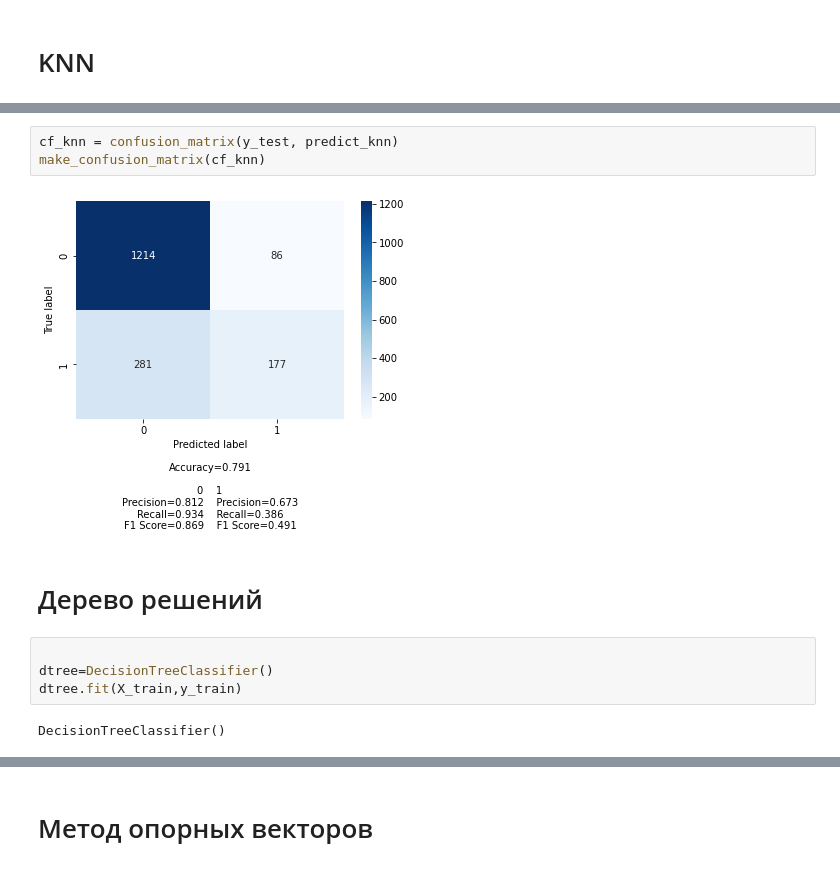
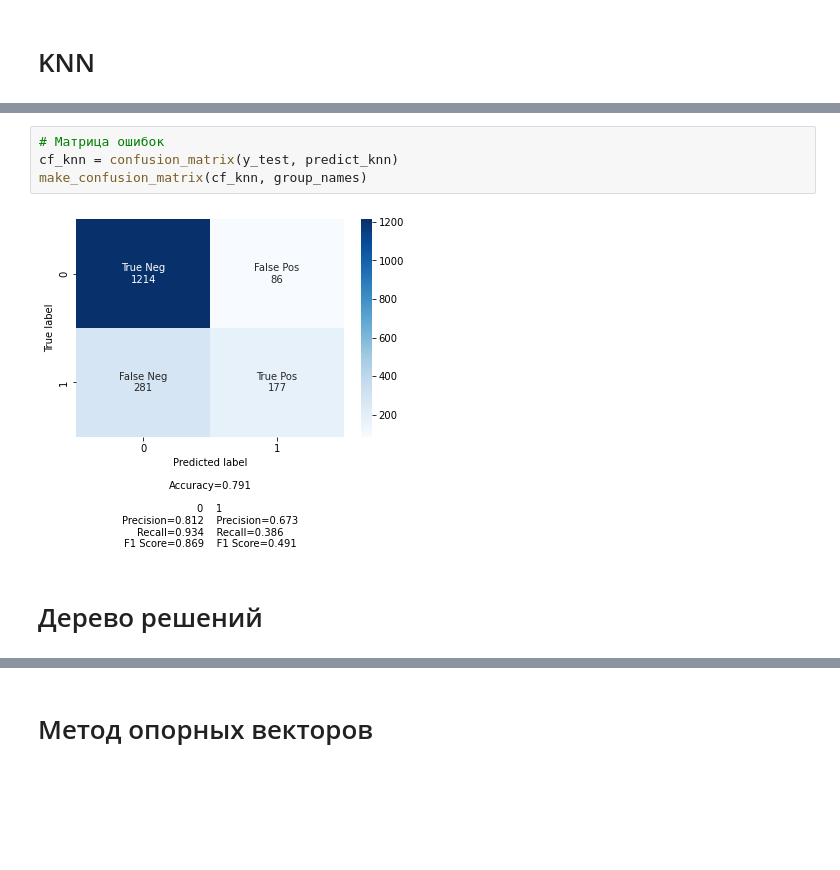
Before and after one commit to nurik08/Churn_Model, a Jupyter notebook: model.ipynb, the cells around one changed output, grey strips where cells are left out. Cells and saved outputs as stored; diff of their text form; blank space fills up the shorter version.

```diff
--- a/model.ipynb
+++ b/model.ipynb
@@ -303,14 +303,9 @@ knn.fit(X_train, y_train)
 predict_knn=knn.predict(X_test)
 # %%
+# Матрица ошибок
 cf_knn = confusion_matrix(y_test, predict_knn)
-make_confusion_matrix(cf_knn)
+make_confusion_matrix(cf_knn, group_names)
 # %% [output]
-[figure, old version]
+[figure, new version]
 # %% [markdown]
 # Дерево решений
-# %%
-
-dtree=DecisionTreeClassifier()
-dtree.fit(X_train,y_train)
-# %% [output]
-DecisionTreeClassifier()
```
Also changed, not shown: parts of 12 cells of this notebook.
